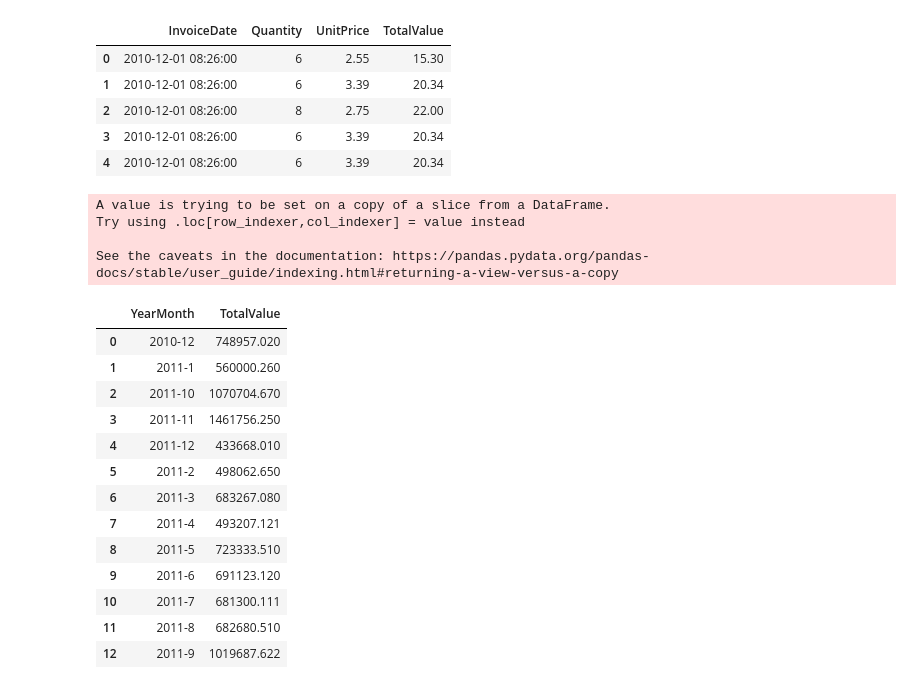
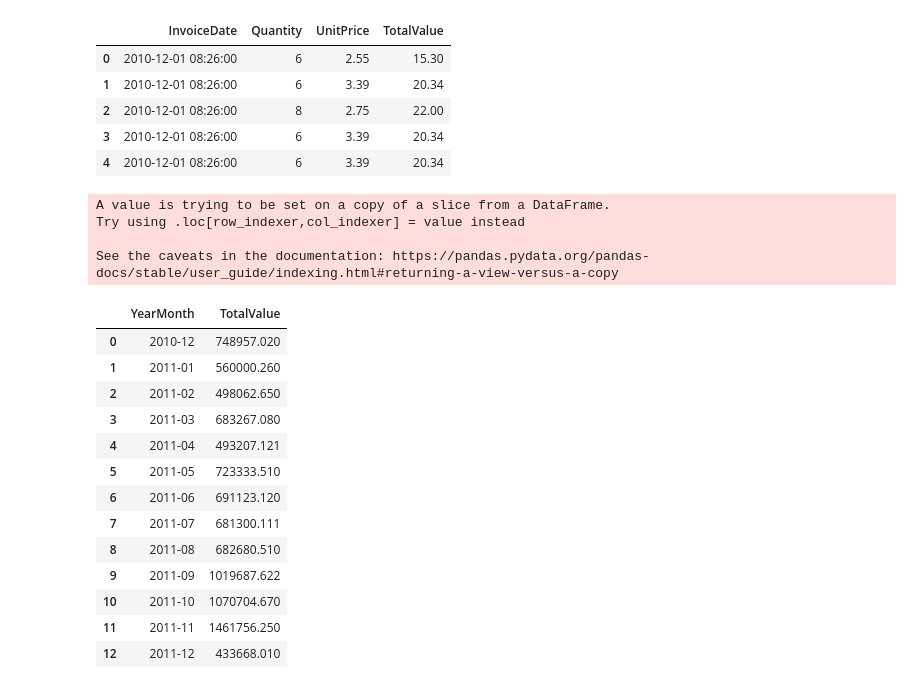
Before and after one commit to GuilhermeTagliati/Python_for_Non_Programmers, a Jupyter notebook: 02_CRM_MANAGEMENT_PROJECT/crm_V1/crm_analysis.ipynb, the cells around one changed output. Saved outputs shown, nothing was run; the diff lists cells and outputs as text; code cells hidden in the pictures.

```diff
--- a/02_CRM_MANAGEMENT_PROJECT/crm_V1/crm_analysis.ipynb
+++ b/02_CRM_MANAGEMENT_PROJECT/crm_V1/crm_analysis.ipynb
@@ -88,35 +90,35 @@ See the caveats in the documentation: https://pandas.pydata.org/pandas-docs/stab
 # %%
 def format_number(x):
     if(x < 10):
-        return '0'+x
+        return '0'+str(x)
     else:
-        return x
+        return str(x)
 
 df_historical_sales_month = df_historical_sales
 df_historical_sales_month['YearMonth'] = pandas.to_datetime(df_historical_sales_month['InvoiceDate']).apply(lambda x: '{year}-{month}'.format(year=x.year, month=format_number(x.month)))
 df_historical_sales_month_result = df_historical_sales_month.groupby('YearMonth')['TotalValue'].sum()
 df_plot = df_historical_sales_month_result.to_frame().reset_index().sort_values(by=['YearMonth'])
 
 df_plot
 # %% [output]
 A value is trying to be set on a copy of a slice from a DataFrame.
 Try using .loc[row_indexer,col_indexer] = value instead
 
 See the caveats in the documentation: https://pandas.pydata.org/pandas-docs/stable/user_guide/indexing.html#returning-a-view-versus-a-copy
 |  | YearMonth | TotalValue |
 | 0 | 2010-12 | 748957.020 |
-| 1 | 2011-1 | 560000.260 |
-| 2 | 2011-10 | 1070704.670 |
-| 3 | 2011-11 | 1461756.250 |
-| 4 | 2011-12 | 433668.010 |
-| 5 | 2011-2 | 498062.650 |
-| 6 | 2011-3 | 683267.080 |
-| 7 | 2011-4 | 493207.121 |
-| 8 | 2011-5 | 723333.510 |
-| 9 | 2011-6 | 691123.120 |
-| 10 | 2011-7 | 681300.111 |
-| 11 | 2011-8 | 682680.510 |
-| 12 | 2011-9 | 1019687.622 |
+| 1 | 2011-01 | 560000.260 |
+| 2 | 2011-02 | 498062.650 |
+| 3 | 2011-03 | 683267.080 |
+| 4 | 2011-04 | 493207.121 |
+| 5 | 2011-05 | 723333.510 |
+| 6 | 2011-06 | 691123.120 |
+| 7 | 2011-07 | 681300.111 |
+| 8 | 2011-08 | 682680.510 |
+| 9 | 2011-09 | 1019687.622 |
+| 10 | 2011-10 | 1070704.670 |
+| 11 | 2011-11 | 1461756.250 |
+| 12 | 2011-12 | 433668.010 |
 # %%
 fig = px.line(df_plot, x="YearMonth", y="TotalValue", title='Sales per Month')
 fig.show()
```
Also changed, not shown: parts of 3 cells of this notebook.
